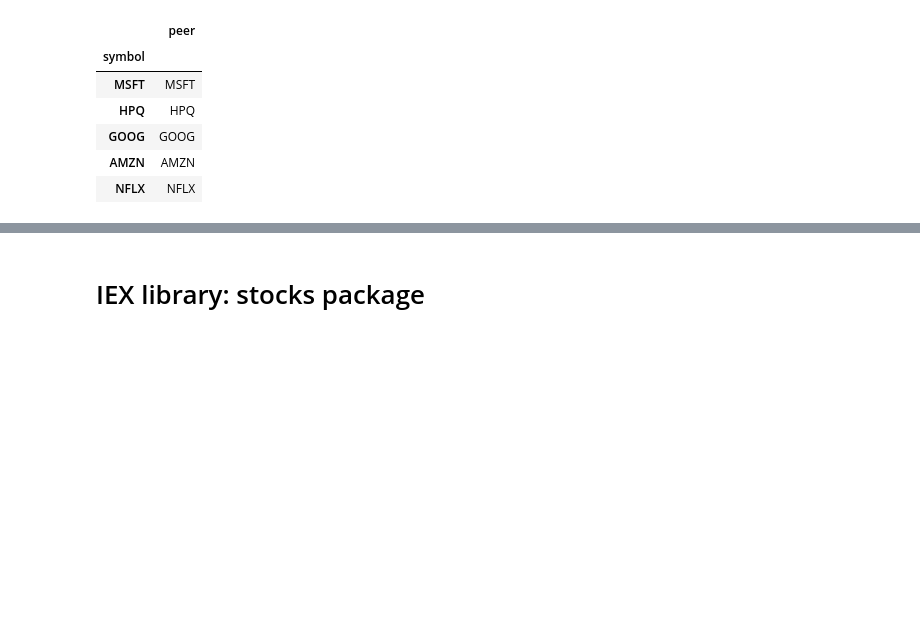
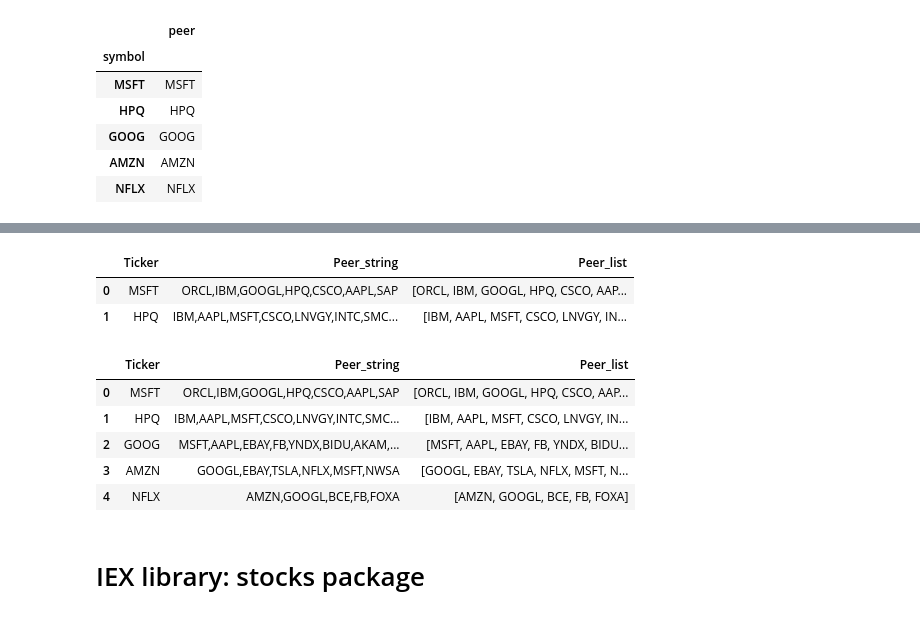
Before and after one commit to bofflord/stock-screener, a Jupyter notebook: src/iexcloud_api.ipynb, the cells around one changed output, grey strips where cells are left out. Saved outputs shown, nothing was run; the diff lists cells and outputs as text; code cells hidden in the pictures; blank space fills up the shorter version.

```diff
--- a/src/iexcloud_api.ipynb
+++ b/src/iexcloud_api.ipynb
@@ -180,0 +204,7 @@ iex_c.peersDF('AAPL')
+# %%
+peer_df['Peer_list'] = peer_df['Peer_string'].str.split(',')
+peer_df.head(2)
+# %% [output]
+|  | Ticker | Peer_string | Peer_list |
+| 0 | MSFT | ORCL,IBM,GOOGL,HPQ,CSCO,AAPL,SAP | [ORCL, IBM, GOOGL, HPQ, CSCO, AAP... |
+| 1 | HPQ | IBM,AAPL,MSFT,CSCO,LNVGY,INTC,SMC... | [IBM, AAPL, MSFT, CSCO, LNVGY, IN... |
@@ -181,3 +213,15 @@ iex_c.peersDF('AAPL')
+# %%
+peer_df = pd.read_csv('..//data//1_company_info//peer_list.csv')
+peer_df['Peer_list'] = peer_df['Peer_string'].str.split(',')
+# %%
+peer_df.head()
+# %% [output]
+|  | Ticker | Peer_string | Peer_list |
+| 0 | MSFT | ORCL,IBM,GOOGL,HPQ,CSCO,AAPL,SAP | [ORCL, IBM, GOOGL, HPQ, CSCO, AAP... |
+| 1 | HPQ | IBM,AAPL,MSFT,CSCO,LNVGY,INTC,SMC... | [IBM, AAPL, MSFT, CSCO, LNVGY, IN... |
+| 2 | GOOG | MSFT,AAPL,EBAY,FB,YNDX,BIDU,AKAM,... | [MSFT, AAPL, EBAY, FB, YNDX, BIDU... |
+| 3 | AMZN | GOOGL,EBAY,TSLA,NFLX,MSFT,NWSA | [GOOGL, EBAY, TSLA, NFLX, MSFT, N... |
+| 4 | NFLX | AMZN,GOOGL,BCE,FB,FOXA | [AMZN, GOOGL, BCE, FB, FOXA] |
 # %% [markdown]
 # IEX library: stocks package
 # %%
```
Also changed, not shown: parts of 9 cells of this notebook, 22 other files.
